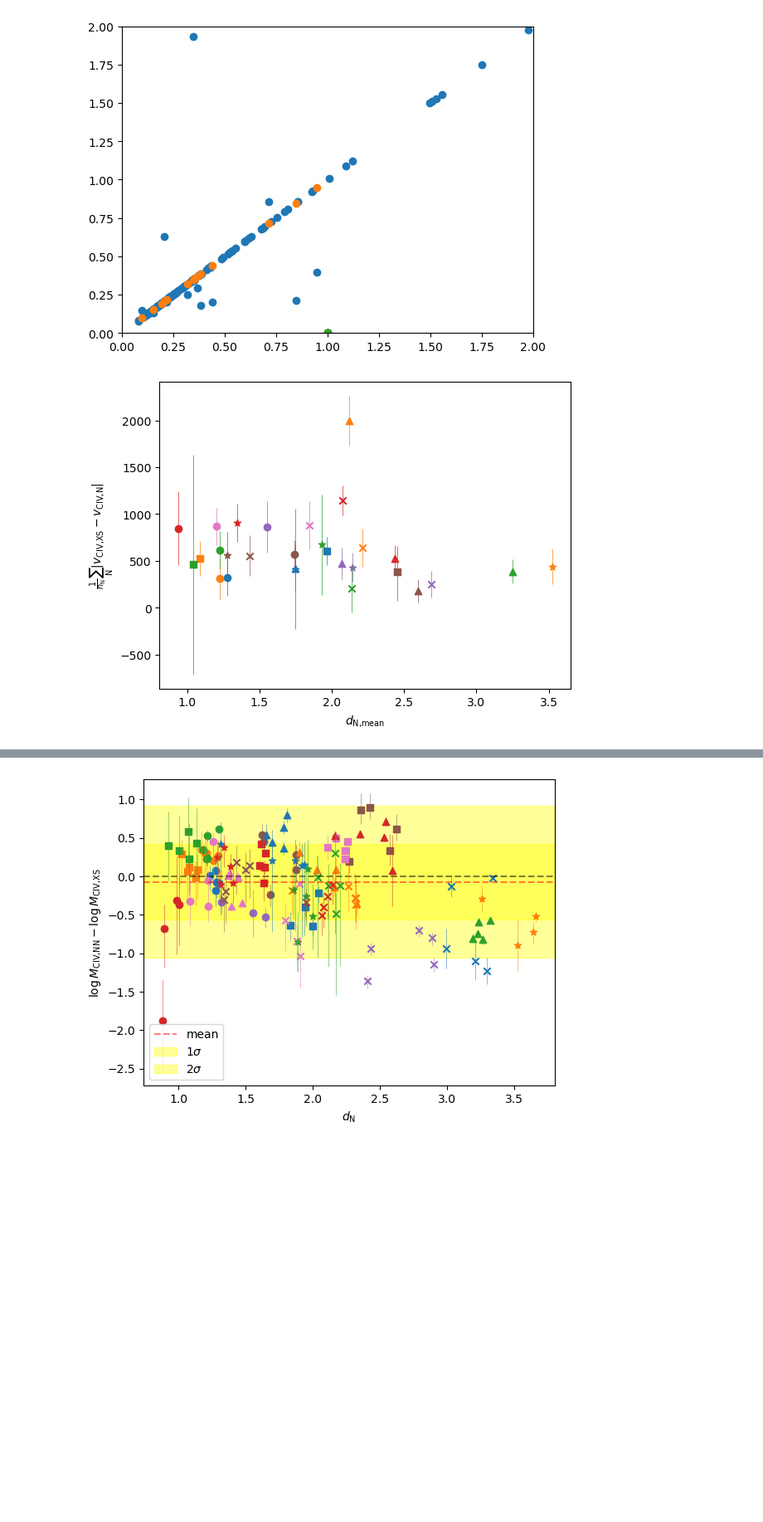
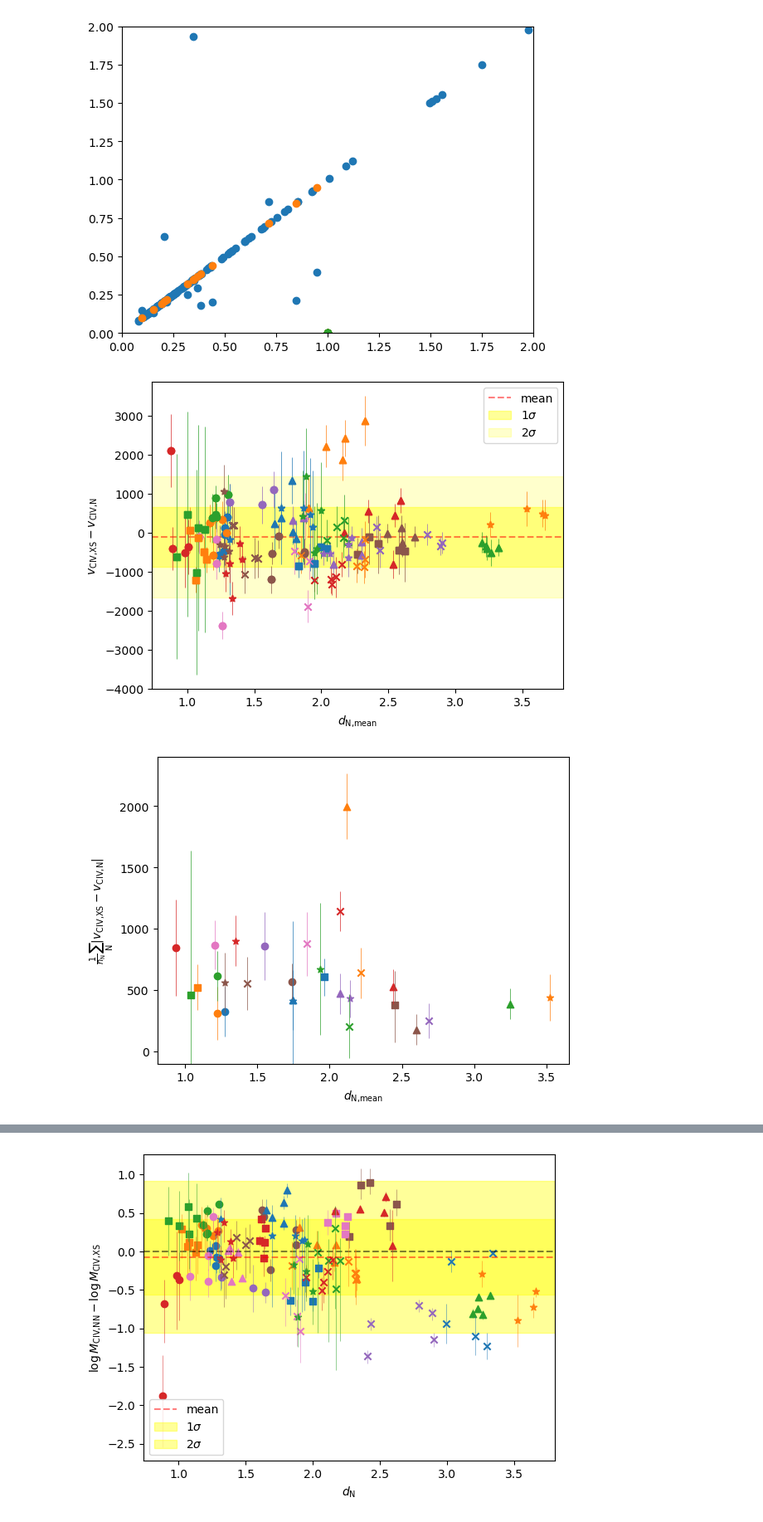
Before and after one commit to bartiosz/qso_nn, a Jupyter notebook: nn_properties-Copy1.ipynb, the cells around one changed output, grey strips where cells are left out. Shown: that part at 83% size. Drawn from its saved outputs; the diff is of its cells as text; code cells hidden in the pictures; blank space fills up the shorter version.

```diff
--- a/nn_properties-Copy1.ipynb
+++ b/nn_properties-Copy1.ipynb
@@ -176,7 +194,14 @@ civ_shift = [float(c) for c in civ_shifts[:,1]]
 civ_shift_plus = [float(c) for c in civ_shifts[:,2]]
 civ_shift_minus = [float(c) for c in civ_shifts[:,3]]
 
-# print(names1==names2,names2==names3,names3==names4,names4==names5)
+metals = np.loadtxt('/home/bartosz/Downloads/highz sample redshifts - metals.csv',delimiter=',',dtype='str')
+names6 = metals[:,0]
+NV = [float(m) for m in metals[:,1]]
+NV_err = [float(m) for m in metals[:,2]]
+SiIV_OIV = [float(m) for m in metals[:,3]]
+SiIV_OIV_err = [float(m) for m in metals[:,4]]
+
+print(names1==names2,names2==names3,names3==names4,names4==names5,names5==names6)
 # len(HNAME)/5
-print(NAMES_v2)
+print(names6[12])
 # %% [output]
@@ -381,6 +396,25 @@ mask = np.logical_and(mask12,mask3)
 # plt.errorbar(data[mask]['CIV_SHIFT_XS'],-1*data[mask]['CIV_SHIFT'],
 #              yerr=[data[mask]['CIV_SHIFT_XS_minus'],data[mask]['CIV_SHIFT_XS_plus']],
 #              ls='')#, color=colors[k],alpha=0.7)
+# plt.show()
+diff=[]
+for i,b in enumerate(mask):
+    d=data[i]
+    if b==False:
+        continue
+    plus = np.sqrt(d['CIV_SHIFT_XS_plus']**2+d['CIV_SHIFT_ERR']**2)
+    minus = np.sqrt(d['CIV_SHIFT_XS_minus']**2+d['CIV_SHIFT_ERR']**2)
+    diff.append(d['CIV_SHIFT_XS']+d['CIV_SHIFT'])
+    plt.scatter(d['NN_d'],d['CIV_SHIFT_XS']+d['CIV_SHIFT'],color=COLORS[i],marker=MARKERS[i])
+    plt.errorbar(d['NN_d'],d['CIV_SHIFT_XS']+d['CIV_SHIFT'],yerr=[[minus],[plus]],color=COLORS[i],marker=MARKERS[i],lw=0.5)
+plt.axhline(np.mean(diff),color='red',ls='--',alpha=0.5,zorder=0.5,label='mean')
+plt.axhspan(np.mean(diff)-np.std(diff),np.mean(diff)+np.std(diff),color='yellow',alpha=0.4,zorder=0,label=r'$1\sigma$')
+plt.axhspan(np.mean(diff)-2*np.std(diff),np.mean(diff)+2*np.std(diff),color='yellow',alpha=0.2,zorder=0,label=r'$2\sigma$')
+plt.legend()
+plt.xlabel(r'$d_\text{N,mean}$')
+plt.ylabel(r'$v_\text{CIV,XS} - v_\text{CIV,N}$')
+plt.show()
+
 
 j,n=0,0
 dev,dN=0,0
@@ -390,42 +424,42 @@ for i,b in enumerate(mask):
     j+=1
     dN += d['NN_d']
     if b==False and j==5 and n==0:
-        j=0
+        j,n=0,0
         dN,dev=0,0
-        n=0
         dev_err_minus,dev_err_plus=0,0
         continue
     elif b==False and j==5 and n!=0:
-        j=0
         plt.scatter(dN/5,dev/n,color=COLORS[i],marker=MARKERS[i])
         minus = np.sqrt(dev_err_minus)/n
         plus = np.sqrt(dev_err_plus)/n
         plt.errorbar(dN/5,dev/n,yerr=[[minus],[plus]],color=COLORS[i],lw=0.5)
         dN,dev=0,0
-        n=0
+        j,n=0,0
         dev_err_minus,dev_err_plus=0,0
         continue
     elif b==False and j!=5:
         continue
     n+=1
     dev += abs(d['CIV_SHIFT_XS']+d['CIV_SHIFT'])
     dev_err_minus += d['CIV_SHIFT_XS_minus']**2+d['CIV_SHIFT_ERR']**2
     dev_err_plus += d['CIV_SHIFT_XS_plus']**2+d['CIV_SHIFT_ERR']**2
     if j==5:
         j=0
         plt.scatter(dN/5,dev/n,color=COLORS[i],marker=MARKERS[i])
         minus = np.sqrt(dev_err_minus)/n
         plus = np.sqrt(dev_err_plus)/n
         plt.errorbar(dN/5,dev/n,yerr=[[minus],[plus]],color=COLORS[i],lw=0.5)
         dN,dev=0,0
         n=0
         dev_err_minus,dev_err_plus=0,0
     # print(d['NAME'],d['CIV_SHIFT_XS'],d['CIV_SHIFT'],d['CIV_CENTROID'])
     # print(j)
 # plt.scatter(data[mask]['NN_d'],abs(data[mask]['CIV_SHIFT_XS']-(-1*data[mask]['CIV_SHIFT'])))
 # plt.plot([0,5000],[0,5000])
 plt.xlabel(r'$d_\text{N,mean}$')
 plt.ylabel(r'$\frac{1}{n_\text{N}}\sum_\text{N} | v_\text{CIV,XS} - v_\text{CIV,N} | $')
+plt.ylim(-100,2400)
 plt.show()
 # %% [output]
-[figure, old version]
+[figure, new version]
+[figure, added]
```
Also changed, not shown: parts of 11 cells of this notebook.
